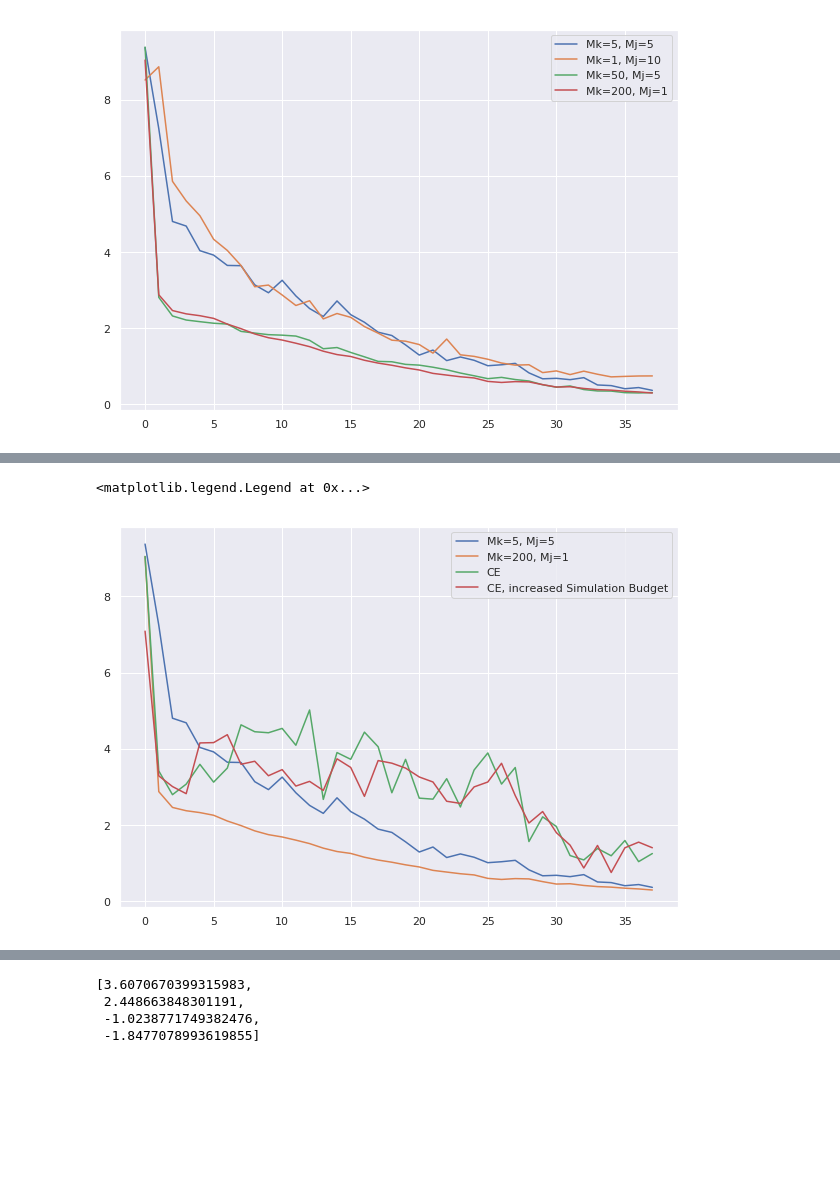
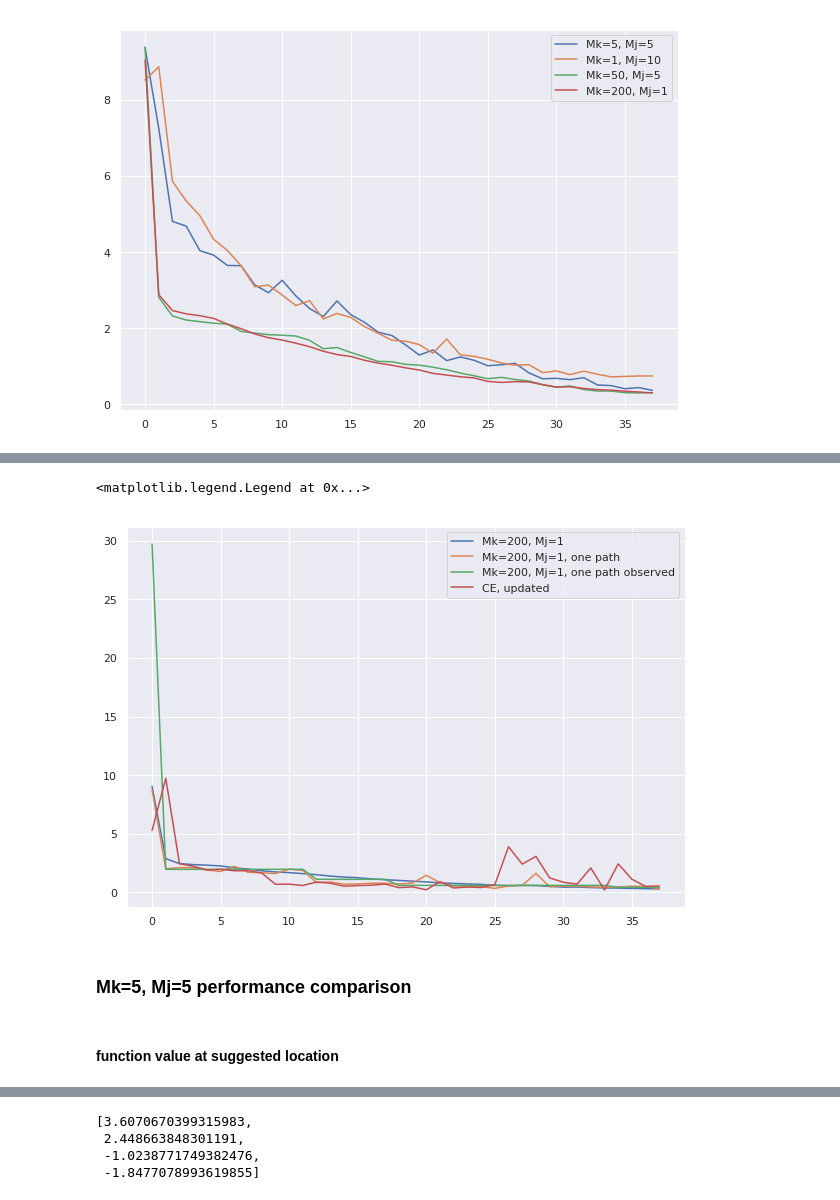
Before and after one commit to kkh8676/opt_functions, a Jupyter notebook: levy_MC_vs_CE.ipynb, the cells around one changed output, grey strips where cells are left out. Drawn from its saved outputs; the diff is of its cells as text; code cells hidden in the pictures; blank space fills up the shorter version.

```diff
--- a/levy_MC_vs_CE.ipynb
+++ b/levy_MC_vs_CE.ipynb
@@ -258,6 +283,8 @@ def get_median_irs2(irs_exp):
 
     return median_irs
 # %%
+### get_sugg_obj_exp returns the real function value in suggested location
+
 sugg_obj1_exp = get_sugg_obj_exp(locs1_exp)
 sugg_obj2_exp = get_sugg_obj_exp(locs2_exp)
 #sugg_obj3_exp = get_sugg_obj_exp(locs3_exp)
@@ -273,6 +300,11 @@ sugg_obj12_exp = get_sugg_obj_exp(locs12_exp)
 
 sugg_obj_CE_exp = get_sugg_obj_exp(locsCE_exp)
 sugg_obj_CE_exp_1 = get_sugg_obj_exp(locsCE_exp_1)
+sugg_obj_CE_deter_exp  = get_sugg_obj_exp(locsCE_deter_exp)
+
+sugg_obj_CE_exp_2_one = get_sugg_obj_exp(locsCE_exp_2_one)
+
+sugg_obj2_exp_25 = get_sugg_obj_exp(locs2_exp_25)
 # %%
 avg_sugg_obj1_exp = np.average(sugg_obj1_exp, axis=0)
 avg_sugg_obj2_exp = np.average(sugg_obj2_exp, axis=0)
@@ -289,6 +321,11 @@ avg_sugg_obj12_exp = np.average(sugg_obj12_exp, axis=0)
 
 avg_sugg_CE_exp = np.average(sugg_obj_CE_exp, axis=0)
 avg_sugg_CE_exp_1 = np.average(sugg_obj_CE_exp_1, axis=0)
+avg_sugg_CE_deter_exp = np.average(sugg_obj_CE_deter_exp, axis=0)
+
+avg_sugg_CE_exp_2_one = np.average(sugg_obj_CE_exp_2_one, axis=0)
+
+avg_sugg_obj2_exp_25 = np.average(sugg_obj2_exp_25, axis=0)
 # %%
 irs1_exp = get_irs_whole_exp(locs1_exp)
 irs2_exp = get_irs_whole_exp(locs2_exp)
@@ -306,0 +349,23 @@ irsCE_exp_1 = get_irs_whole_exp(locsCE_exp_1)
+# %%
+# functions observed_obj returns the real observed min function value in that iteration
+
+obs_obj1_exp = functions.observed_obj(recomm1_exp)
+obs_obj2_exp = functions.observed_obj(recomm2_exp)
+#obs_obj3_exp = functions.observed_obj(recomm3_exp)
+obs_obj4_exp = functions.observed_obj(recomm4_exp)
+obs_obj5_exp = functions.observed_obj(recomm5_exp)
+obs_obj6_exp = functions.observed_obj(recomm6_exp)
+obs_obj7_exp = functions.observed_obj(recomm7_exp)
+obs_obj8_exp = functions.observed_obj(recomm8_exp)
+obs_obj9_exp = functions.observed_obj(recomm9_exp)
+obs_obj10_exp = functions.observed_obj(recomm10_exp)
+#obs_obj11_exp = functions.observed_obj(recomm11_exp)
+obs_obj12_exp = functions.observed_obj(recomm12_exp)
+
+obs_objCE_exp = functions.observed_obj(recommCE_exp)
+obs_objCE_exp_1 = functions.observed_obj(recommCE_exp)
+obs_objCE_deter_exp = functions.observed_obj(recommCE_deter_exp)
+
+obs_objCE_exp_2_one = functions.observed_obj(recommCE_exp_2_one)
+
+obs_obj2_exp_25 = functions.observed_obj(recomm2_exp_25)
@@ -328,15 +444,22 @@ plt.legend()
 # %%
 plt.figure(figsize=(10,7))
 #plt.plot(avg_sugg_obj1_exp[:-2], label = 'Mk=10, Mj=1')
-plt.plot(avg_sugg_obj2_exp[:-2], label = 'Mk=5, Mj=5')
+#plt.plot(avg_sugg_obj2_exp[:-2], label = 'Mk=5, Mj=5')
 #plt.plot(avg_sugg_obj4_exp[:-2], label = 'Mk=1, Mj=10')
 #plt.plot(avg_sugg_obj10_exp[:-2], label = 'Mk=50, Mj=5')
 plt.plot(avg_sugg_obj12_exp[:-2], label = 'Mk=200, Mj=1')
+plt.plot(sugg_obj12_exp[69][:-2],label='Mk=200, Mj=1, one path')
+plt.plot(obs_obj12_exp[69][:-2], label='Mk=200, Mj=1, one path observed')
 
-plt.plot(avg_sugg_CE_exp[:-2], label = 'CE')
-plt.plot(avg_sugg_CE_exp_1[:-2], label = 'CE, increased Simulation Budget')
+#plt.plot(avg_sugg_CE_exp[:-2], label = 'CE')
+#plt.plot(avg_sugg_CE_exp_1[:-2], label = 'CE, increased Simulation Budget')
+plt.plot(avg_sugg_CE_exp_2_one[:-2], label = 'CE, updated')
 
 plt.legend()
 # %% [output]
 <matplotlib.legend.Legend at 0x...>
-[figure, old version]
+[figure, new version]
+# %% [markdown]
+### Mk=5, Mj=5 performance comparison
+# %% [markdown]
+#### function value at suggested location
```
Also changed, not shown: parts of 21 cells of this notebook.
